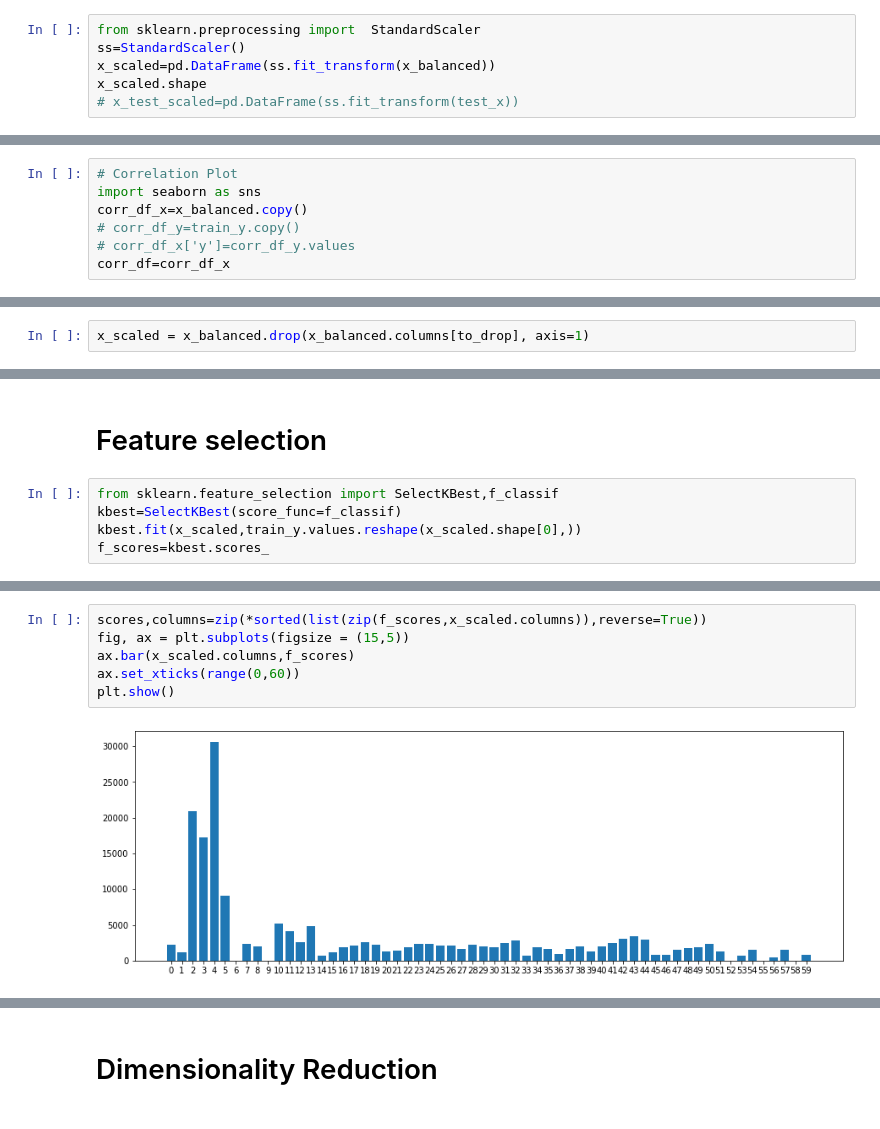
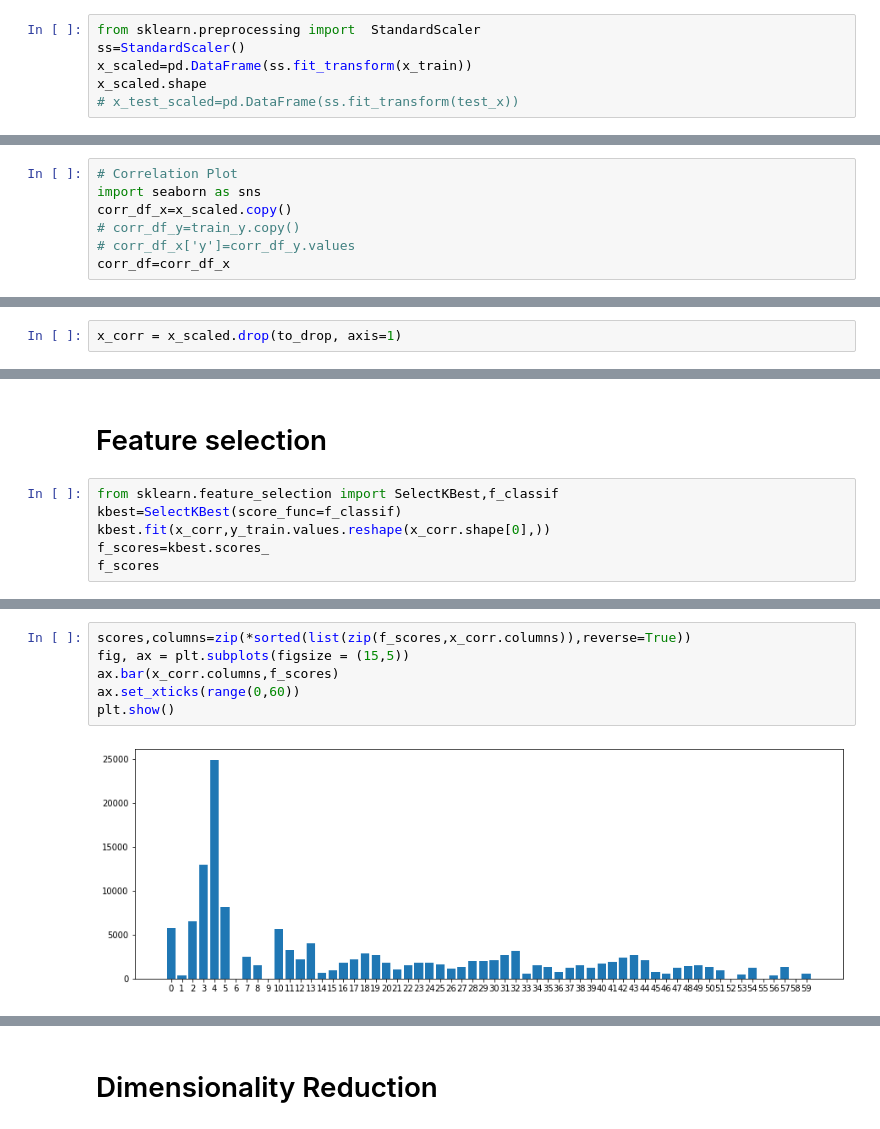
Before and after one commit to ajithpious/Colab-Notebooks, a Jupyter notebook: AI_final.ipynb, the cells around one changed output, grey strips where cells are left out. Cells and saved outputs as stored; diff of their text form.

```diff
--- a/AI_final.ipynb
+++ b/AI_final.ipynb
@@ -98,7 +101,7 @@ count.plot(kind="bar")
 # %%
 from sklearn.preprocessing import  StandardScaler
 ss=StandardScaler()
-x_scaled=pd.DataFrame(ss.fit_transform(x_balanced))
+x_scaled=pd.DataFrame(ss.fit_transform(x_train))
 x_scaled.shape
 # x_test_scaled=pd.DataFrame(ss.fit_transform(test_x))
 # %% [output]
@@ -108,7 +111,7 @@ x_scaled.shape
 # %%
 # Correlation Plot
 import seaborn as sns
-corr_df_x=x_balanced.copy()
+corr_df_x=x_scaled.copy()
 # corr_df_y=train_y.copy()
 # corr_df_x['y']=corr_df_y.values
 corr_df=corr_df_x
@@ -134,4 +139,4 @@ to_drop
 Deprecated in NumPy 1.20; for more details and guidance: https://numpy.org/devdocs/release/1.20.0-notes.html#deprecations
 [6, 9, 52, 55, 58]
 # %%
-x_scaled = x_balanced.drop(x_balanced.columns[to_drop], axis=1)
+x_corr = x_scaled.drop(to_drop, axis=1)
@@ -140,5 +157,6 @@ x_scaled = x_balanced.drop(x_balanced.columns[to_drop], axis=1)
 # %%
 from sklearn.feature_selection import SelectKBest,f_classif
 kbest=SelectKBest(score_func=f_classif)
-kbest.fit(x_scaled,train_y.values.reshape(x_scaled.shape[0],))
+kbest.fit(x_corr,y_train.values.reshape(x_corr.shape[0],))
 f_scores=kbest.scores_
+f_scores
@@ -145,11 +178,11 @@ f_scores=kbest.scores_
 # %%
-scores,columns=zip(*sorted(list(zip(f_scores,x_scaled.columns)),reverse=True))
+scores,columns=zip(*sorted(list(zip(f_scores,x_corr.columns)),reverse=True))
 fig, ax = plt.subplots(figsize = (15,5))
-ax.bar(x_scaled.columns,f_scores)
+ax.bar(x_corr.columns,f_scores)
 ax.set_xticks(range(0,60))
 plt.show()
 # %% [output]
-[figure, old version]
+[figure, new version]
 # %%
 columns[:20]
 # %% [output]
```
Also changed, not shown: parts of 37 cells of this notebook.
